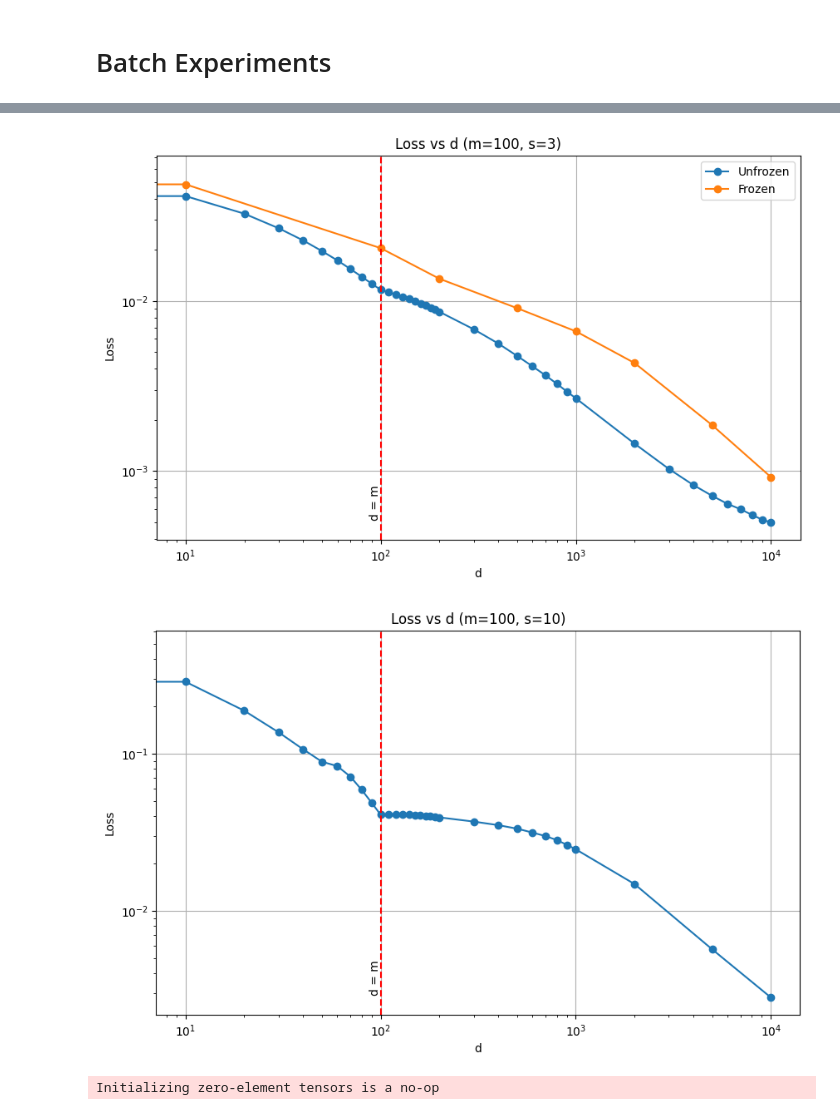
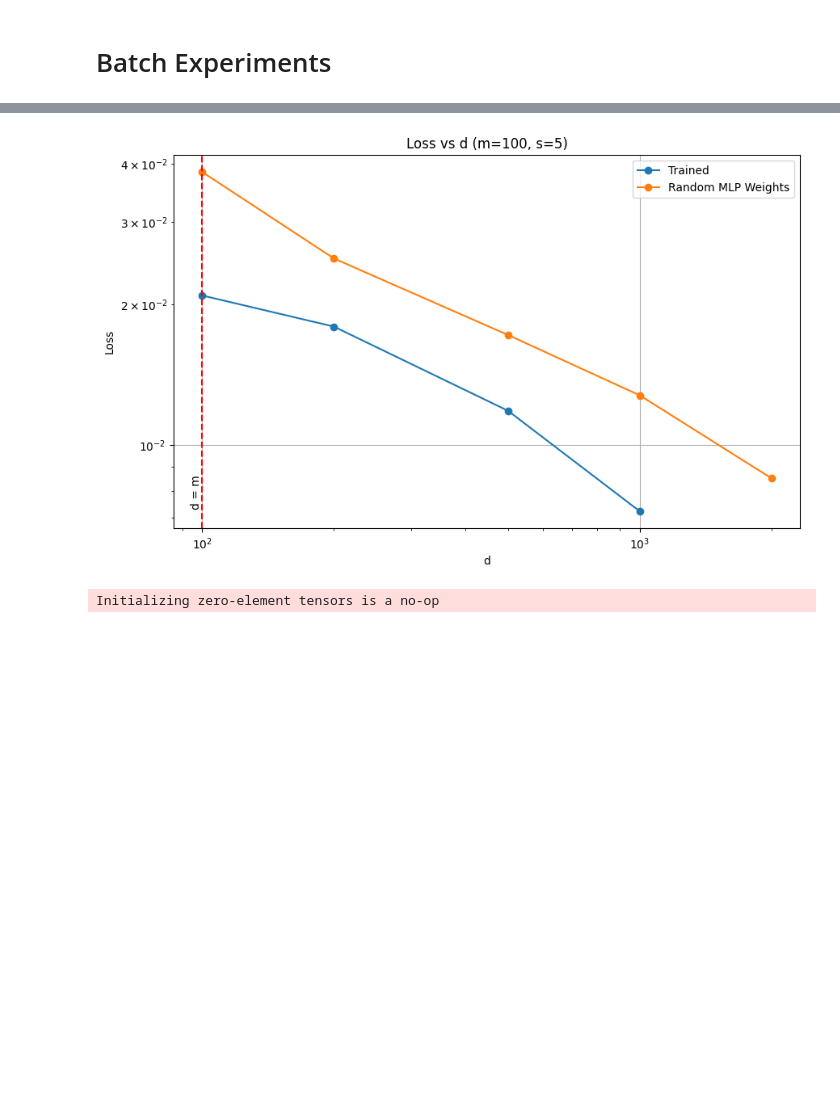
Before and after one commit to BorisTheBrave/uand-toy-model, a Jupyter notebook: uand.ipynb, the cells around one changed output, grey strips where cells are left out. Drawn from its saved outputs; the diff is of its cells as text; code cells hidden in the pictures; blank space fills up the shorter version.

```diff
--- a/uand.ipynb
+++ b/uand.ipynb
@@ -189,6 +183,7 @@ def get_checkpoint_path(settings, epoch):
 def save_model(checkpoint_path=None):
     # Save model checkpoint
     checkpoint_path = checkpoint_path or get_checkpoint_path(settings, epoch)
+    os.makedirs(os.path.dirname(checkpoint_path), exist_ok=True)
     torch.save({
                 'model_state_dict': model.state_dict(),
                 'optimizer_state_dict': optimizer.state_dict(),
@@ -199,7 +194,10 @@ def save_model(checkpoint_path=None):
 def load_model(checkpoint_path=None):
     global epoch, settings, model, optimizer
     checkpoint_path = checkpoint_path or get_checkpoint_path(settings, epoch)
-    checkpoint = torch.load(checkpoint_path)
+    try:
+        checkpoint = torch.load(checkpoint_path)
+    except Exception as e:
+        raise Exception(f"Error loading checkpoint {checkpoint_path}") from e
     settings = Settings (**checkpoint['settings'])
     apply_settings()
     init_model(settings)
@@ -717,11 +722,17 @@ unknown binary 0
 # %%
 # Run a range of experiments, saving the results
 settings_range = [
-    Settings(d=d, s=s, is_frozen=True)
-    for s in [10]
-    #for d in list(range(100, 1000, 100)) + list(range(1000, 10000, 1000))
-    for d in [0, 10, 100,200, 500, 1000, 2000, 5000, 10000]
+    Settings(d=d, s=s, is_frozen=is_frozen)
+    for s in [3, 10, 5]
+    for d in [5000, 10000, 20000]
+    for is_frozen in [False, True]
 ]
+settings_range = [
+    Settings(d=d, s=s, is_frozen=is_frozen)
+    for s in [5]
+    for d in (100, 200, 500, 1000, 2000, 5000, 10000)
+    for is_frozen in [False, True]
+] + settings_range
 settings_range_progress = tqdm(settings_range)
 for settings in settings_range_progress:
     n_epochs = 6000
@@ -776,37 +781,37 @@ def plot_losses(settings_glob = None, epoch=6000, **kwargs):
     frozen_settings_glob = settings_glob.replace(is_frozen=True)
     collected_losses = collect_losses(settings_glob, epoch)
     frozen_collected_losses = collect_losses(frozen_settings_glob, epoch)
 
     d_values = sorted([x.d for x in collected_losses])
     loss_values = [collected_losses.get(settings_glob.replace(d=d), float('nan')) for d in d_values]
     frozen_d_values = sorted([x.d for x in frozen_collected_losses])
     frozen_loss_values = [frozen_collected_losses.get(frozen_settings_glob.replace(d=d), float('nan')) for d in frozen_d_values]
 
     kwtitle = ', '.join([f"{k}={v}" for k, v in kwargs.items() if k != 'd'])
     if kwtitle:
         kwtitle = f' ({kwtitle})'
 
     plt.figure(figsize=(10, 6))
     plt.plot(d_values, loss_values, 'o-', label='Trained')
     plt.plot(frozen_d_values, frozen_loss_values, 'o-', label='Random MLP Weights')
     plt.axvline(x=100, color='r', linestyle='--')
     plt.text(100, 0.05, 'd = m', rotation=90, ha='right', va='bottom', transform=plt.gca().get_xaxis_transform())
     plt.xscale('log')
     plt.yscale('log')
     plt.title(f'Loss vs d{kwtitle}')
     plt.xlabel('d')
     plt.ylabel('Loss')
     plt.grid(True)
     if frozen_loss_values:
         plt.legend()
     plt.show()
 
 
-plot_losses(d='*', m=100, s=3)
-plot_losses(d='*', m=100, s=10)
+# plot_losses(d='*', m=100, s=3)
+plot_losses(d='*', m=100, s=5)
+# plot_losses(d='*', m=100, s=10)
 # %% [output]
-[figure, old version]
+[figure, new version]
-[figure, removed]
 # %%
 # Runs scatter plot over a range of saved models.
 def scatter_plot_range():
```
Also changed, not shown: parts of 8 cells of this notebook.
